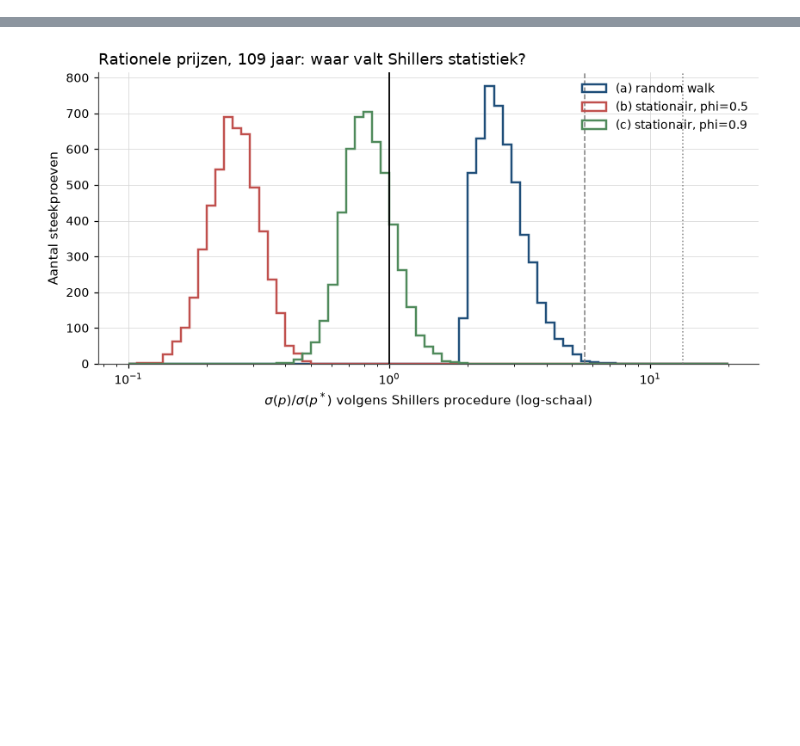
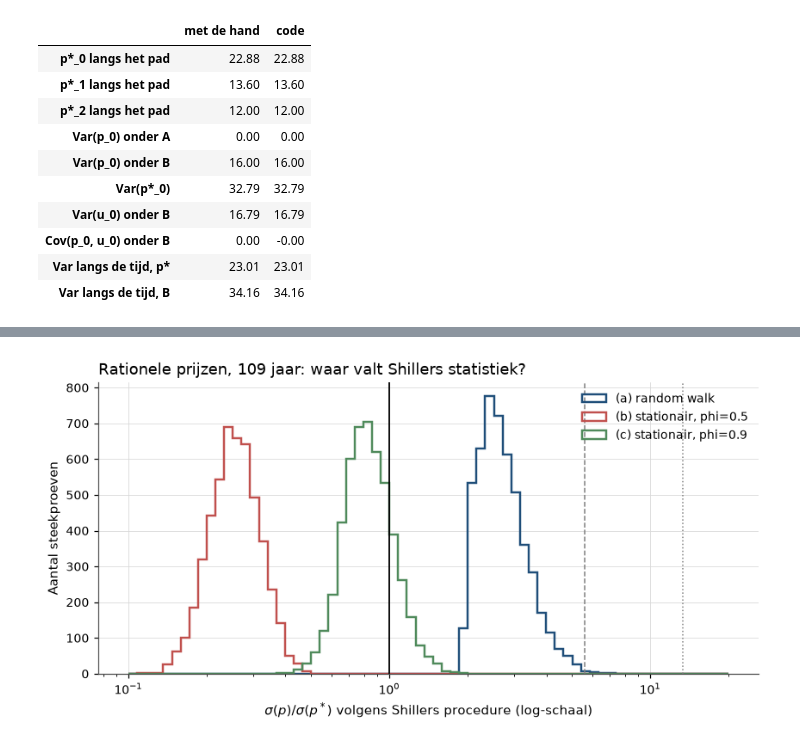
Before and after one commit to MaartenN14/history-asset-pricing, a Jupyter notebook: lectures/03_15_shiller_excess_volatility.ipynb, the cells around one changed output, grey strips where cells are left out. Cells and saved outputs as stored; diff of their text form; code cells hidden in the pictures; blank space fills up the shorter version.

```diff
--- a/lectures/03_15_shiller_excess_volatility.ipynb
+++ b/lectures/03_15_shiller_excess_volatility.ipynb
@@ -155,0 +168,39 @@ de hele Kleidon-kritiek, in drie getallen.
+# %%
+discount = 0.8                                     # 1 / (1 + 0.25)
+weights = discount ** np.arange(1, 4)              # 0.8, 0.64, 0.512
+states = np.array(list(itertools.product([5.0, 15.0], repeat=3)))   # 8 equally likely paths
+
+path = np.array([15.0, 5.0, 15.0])                               # step 1, backward
+pstar_2 = discount * path[2]
+pstar_1 = discount * (path[1] + pstar_2)
+pstar_path = np.array([discount * (path[0] + pstar_1), pstar_1, pstar_2])
+price_A = np.full(8, 10.0 * weights.sum())                       # step 2
+price_B = discount * states[:, 0] + 10.0 * weights[1:].sum()     # step 3
+pstar_0 = states @ weights                                       # step 4
+error_B = pstar_0 - price_B                                      # step 5
+cov_B = np.mean((price_B - price_B.mean()) * error_B)
+price_B_path = discount * path + 10.0 * np.array([0.64 + 0.512, 0.64, 0.0])   # step 6
+
+pd.DataFrame(
+    {
+        "met de hand": [22.88, 13.6, 12.0, 0.0, 16.0, 32.79, 16.79, 0.0, 23.01, 34.16],
+        "code": [*pstar_path, price_A.var(), price_B.var(), pstar_0.var(),
+                 error_B.var(), cov_B, pstar_path.var(), price_B_path.var()],
+    },
+    index=["p*_0 langs het pad", "p*_1 langs het pad", "p*_2 langs het pad",
+           "Var(p_0) onder A", "Var(p_0) onder B", "Var(p*_0)",
+           "Var(u_0) onder B", "Cov(p_0, u_0) onder B",
+           "Var langs de tijd, p*", "Var langs de tijd, B"],
+).round(2)
+# %% [output]
+|  | met de hand | code |
+| p*_0 langs het pad | 22.88 | 22.88 |
+| p*_1 langs het pad | 13.60 | 13.60 |
+| p*_2 langs het pad | 12.00 | 12.00 |
+| Var(p_0) onder A | 0.00 | 0.00 |
+| Var(p_0) onder B | 16.00 | 16.00 |
+| Var(p*_0) | 32.79 | 32.79 |
+| Var(u_0) onder B | 16.79 | 16.79 |
+| Cov(p_0, u_0) onder B | 0.00 | -0.00 |
+| Var langs de tijd, p* | 23.01 | 23.01 |
+| Var langs de tijd, B | 34.16 | 34.16 |
```
Also changed, not shown: parts of 39 cells of this notebook, 4 other files.
